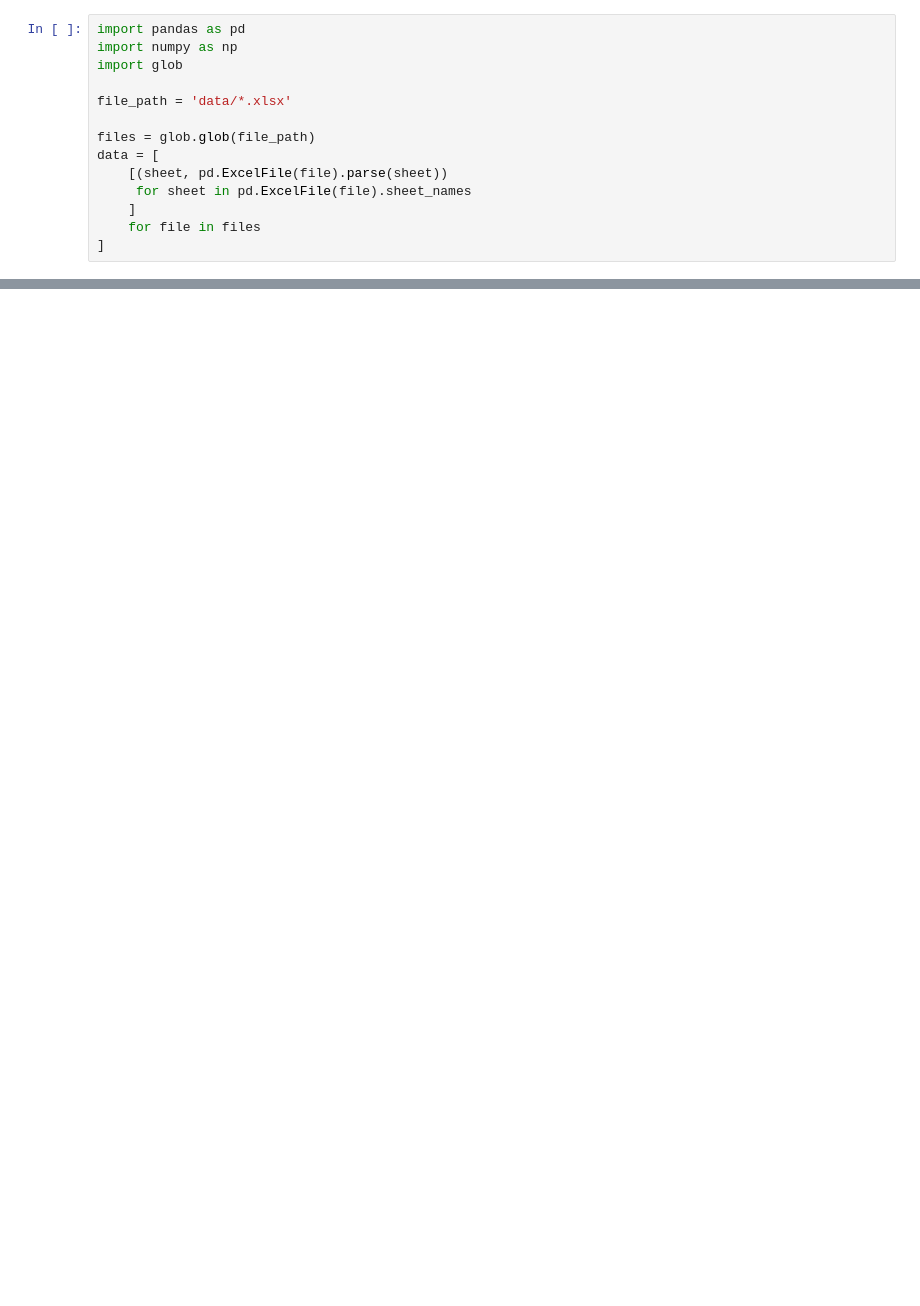
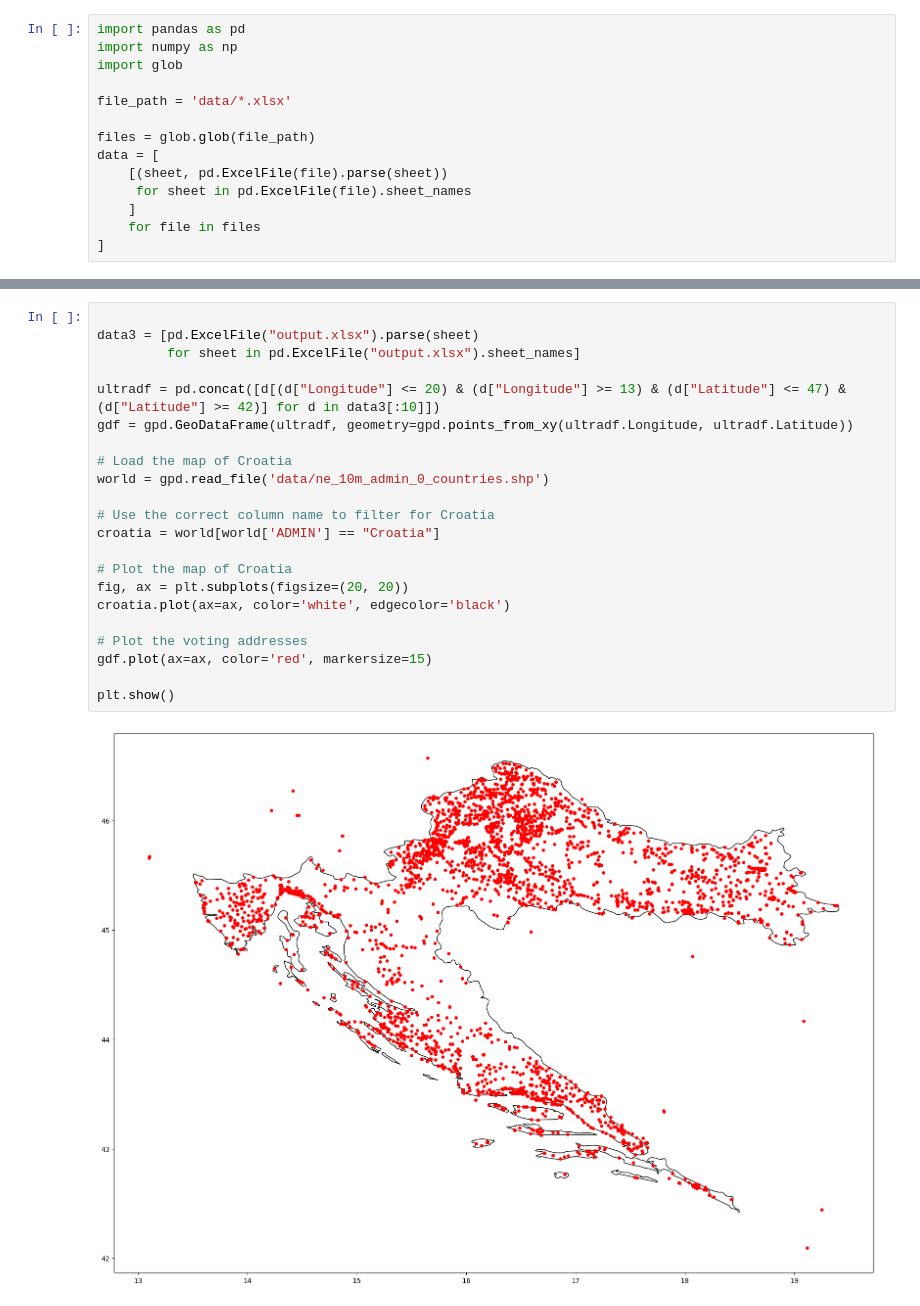
Before and after one commit to AXork99/ProjektR_2024-2025, a Jupyter notebook: Main.ipynb, the cells around one changed output, grey strips where cells are left out. Saved outputs shown, nothing was run; the diff lists cells and outputs as text; blank space fills up the shorter version.

```diff
--- a/Main.ipynb
+++ b/Main.ipynb
@@ -50,0 +101,24 @@ data2 = [IJ(d) for d in data]
+# %%
+
+data3 = [pd.ExcelFile("output.xlsx").parse(sheet)
+         for sheet in pd.ExcelFile("output.xlsx").sheet_names]
+
+ultradf = pd.concat([d[(d["Longitude"] <= 20) & (d["Longitude"] >= 13) & (d["Latitude"] <= 47) & (d["Latitude"] >= 42)] for d in data3[:10]])
+gdf = gpd.GeoDataFrame(ultradf, geometry=gpd.points_from_xy(ultradf.Longitude, ultradf.Latitude))
+
+# Load the map of Croatia
+world = gpd.read_file('data/ne_10m_admin_0_countries.shp')
+
+# Use the correct column name to filter for Croatia
+croatia = world[world['ADMIN'] == "Croatia"]
+
+# Plot the map of Croatia
+fig, ax = plt.subplots(figsize=(20, 20))
+croatia.plot(ax=ax, color='white', edgecolor='black')
+
+# Plot the voting addresses
+gdf.plot(ax=ax, color='red', markersize=15)
+
+plt.show()
+# %% [output]
+[figure, added]
```
Also changed, not shown: parts of 2 cells of this notebook, 1 other file.
